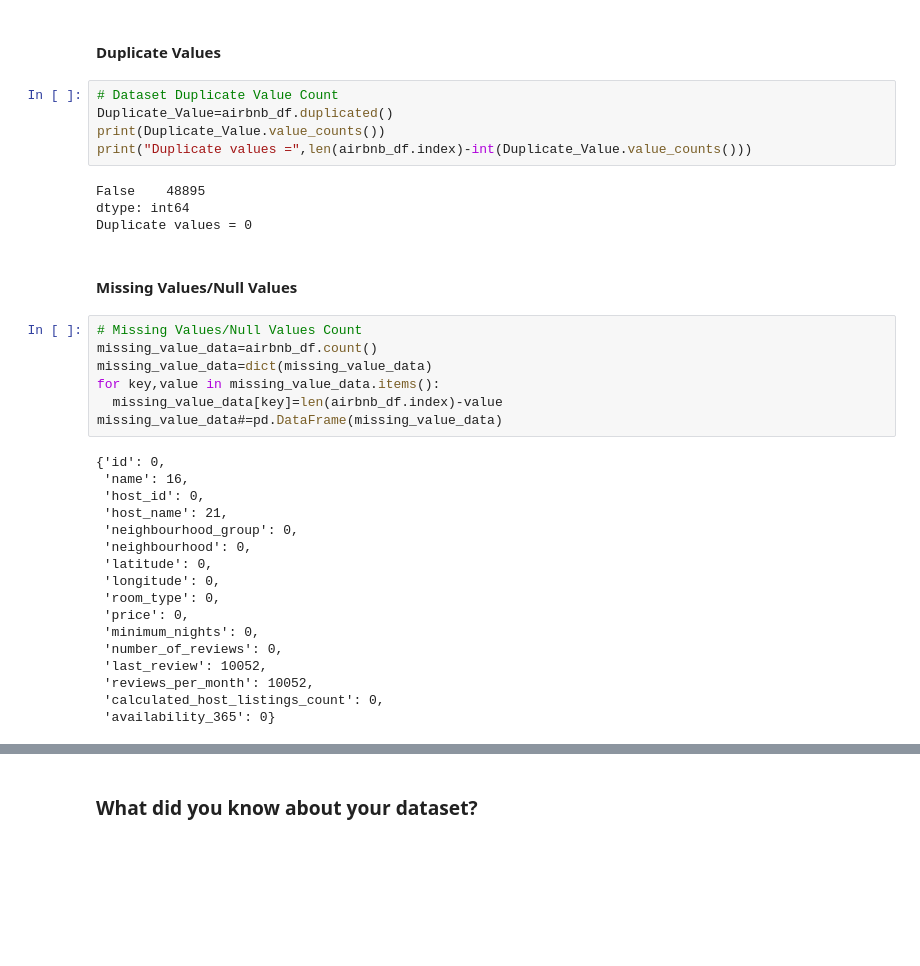
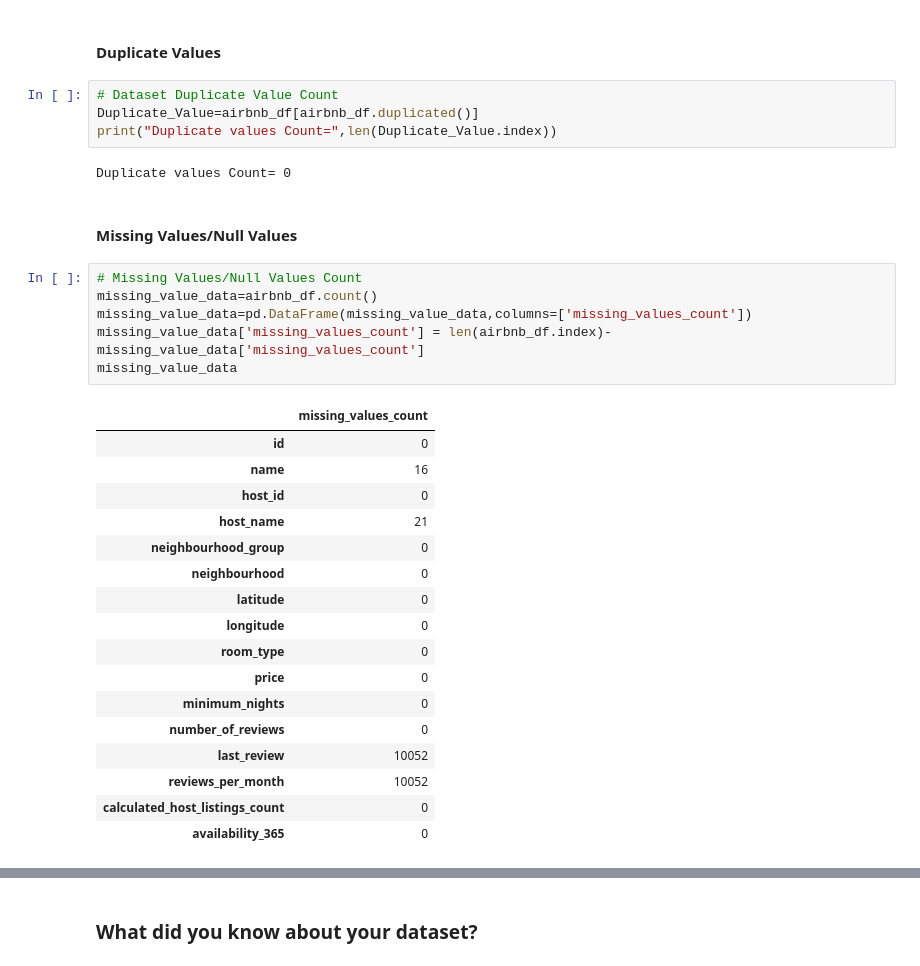
Before and after one commit to kapilkukreja469/Airbnb_bookings_analysis_project, a Jupyter notebook: Sample_EDA_Submission_Template.ipynb, the cells around one changed output, grey strips where cells are left out. Drawn from its saved outputs; the diff is of its cells as text; blank space fills up the shorter version.

```diff
--- a/Sample_EDA_Submission_Template.ipynb
+++ b/Sample_EDA_Submission_Template.ipynb
@@ -135,39 +135,36 @@ memory usage: 6.0+ MB
 #### Duplicate Values
 # %%
 # Dataset Duplicate Value Count
-Duplicate_Value=airbnb_df.duplicated()
-print(Duplicate_Value.value_counts())
-print("Duplicate values =",len(airbnb_df.index)-int(Duplicate_Value.value_counts()))
+Duplicate_Value=airbnb_df[airbnb_df.duplicated()]
+print("Duplicate values Count=",len(Duplicate_Value.index))
 # %% [output]
-False    48895
-dtype: int64
-Duplicate values = 0
+Duplicate values Count= 0
 # %% [markdown]
 #### Missing Values/Null Values
 # %%
 # Missing Values/Null Values Count
 missing_value_data=airbnb_df.count()
-missing_value_data=dict(missing_value_data)
-for key,value in missing_value_data.items():
-  missing_value_data[key]=len(airbnb_df.index)-value
-missing_value_data#=pd.DataFrame(missing_value_data)
+missing_value_data=pd.DataFrame(missing_value_data,columns=['missing_values_count'])
+missing_value_data['missing_values_count'] = len(airbnb_df.index)-missing_value_data['missing_values_count']
+missing_value_data
 # %% [output]
-{'id': 0,
- 'name': 16,
- 'host_id': 0,
- 'host_name': 21,
- 'neighbourhood_group': 0,
- 'neighbourhood': 0,
- 'latitude': 0,
- 'longitude': 0,
- 'room_type': 0,
- 'price': 0,
- 'minimum_nights': 0,
- 'number_of_reviews': 0,
- 'last_review': 10052,
- 'reviews_per_month': 10052,
- 'calculated_host_listings_count': 0,
- 'availability_365': 0}
+|  | missing_values_count |
+| id | 0 |
+| name | 16 |
+| host_id | 0 |
+| host_name | 21 |
+| neighbourhood_group | 0 |
+| neighbourhood | 0 |
+| latitude | 0 |
+| longitude | 0 |
+| room_type | 0 |
+| price | 0 |
+| minimum_nights | 0 |
+| number_of_reviews | 0 |
+| last_review | 10052 |
+| reviews_per_month | 10052 |
+| calculated_host_listings_count | 0 |
+| availability_365 | 0 |
 # %%
 # Visualizing the missing values
 plt.rcParams['figure.figsize'] = (15,5)
```
Also changed, not shown: parts of 6 cells of this notebook.
